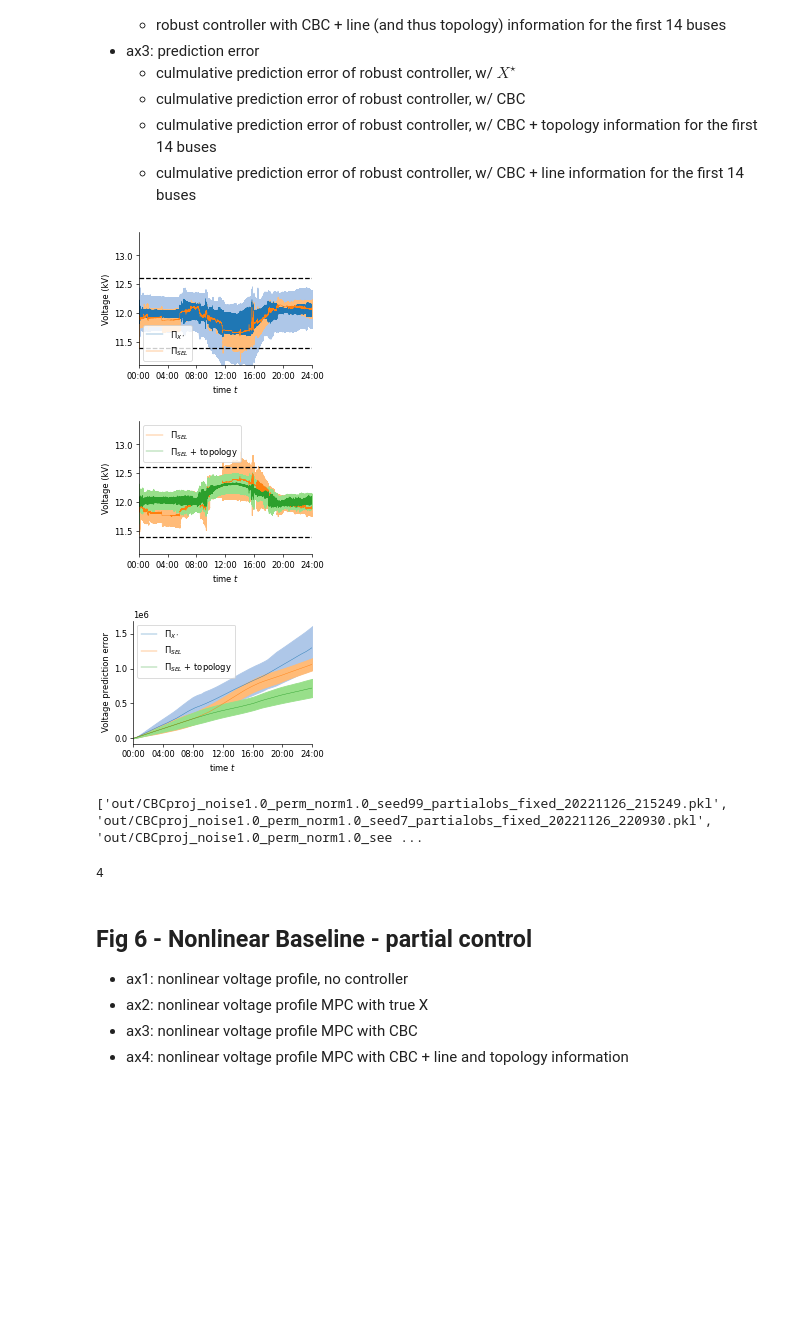
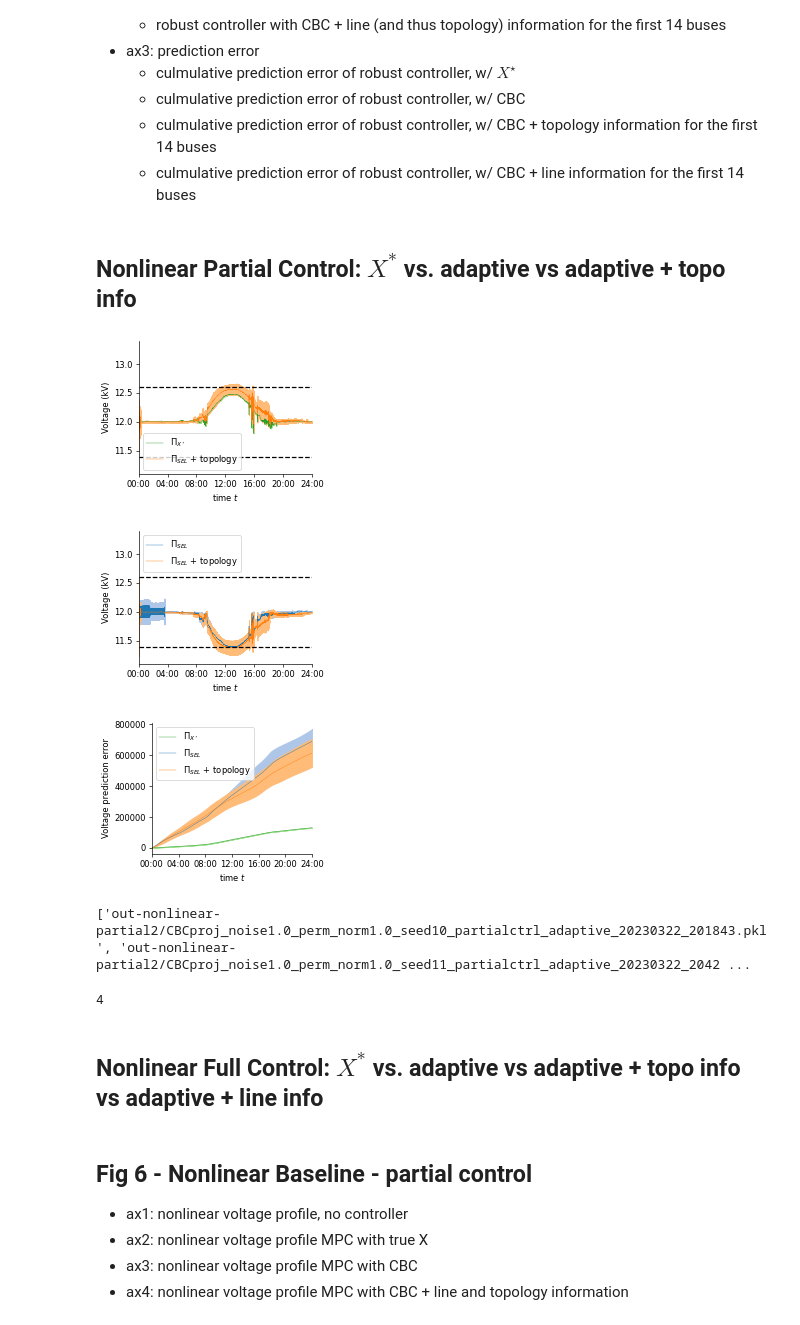
Before and after one commit to chrisyeh96/voltctrl, a Jupyter notebook: nonlinear_plotting.ipynb, the cells around one changed output. Drawn from its saved outputs; the diff is of its cells as text; code cells hidden in the pictures; blank space fills up the shorter version.

```diff
--- a/nonlinear_plotting.ipynb
+++ b/nonlinear_plotting.ipynb
@@ -64,6 +67,8 @@ def plot_fill(ax, values, color, label, alpha=False):
         ax.fill_between(ts, mean-std, mean+std, color=light, alpha=0.5)
     else:
         ax.fill_between(ts, mean-std, mean+std, color=light)
+# %% [markdown]
+## Nonlinear Partial Control: $X^*$ vs. adaptive vs adaptive + topo info
 # %%
 figs, axs = [], []
 for i in range(3):
@@ -72,7 +77,7 @@ for i in range(3):
     axs.append(ax)
 
 bus1 = 17 # bus 19
-bus2 = 7 # bus 9
+bus2 = 29 # bus 31
 
 
 # # fixed X^*
@@ -84,8 +89,7 @@ pred_error = np.zeros([T,4])
 
 paths = list(filter(
     lambda x: 'Pu' not in x,
-    glob('out/CBCproj_noise1.0_perm_norm1.0_*_partialctrl_fixed*.pkl'))) # CBCproj_noise1.0_perm_norm1.0_seed7_partialobs_fixed_20221126_220930
-assert len(paths) == 4
+    glob('out-nonlinear-partial2/CBCproj_noise1.0_perm_norm1.0_*_fullctrl_fixed*.pkl'))) # even though the name is "fullctrl", it actually is the partial control fixed controller
 for i, path in enumerate(paths):
     with open(path, 'rb') as f:
         data = pickle.load(f)
@@ -95,8 +99,8 @@ for i, path in enumerate(paths):
     temp_list.insert(0,0.0)
     pred_error[:,i] = np.cumsum(np.array(temp_list))
 
-plot_fill(ax=axs[0], values=ro_bus1, color=0, label=label)
-plot_fill(ax=axs[2], values=pred_error, color=0,label=label)
+plot_fill(ax=axs[0], values=ro_bus1, color=4, label=label)
+plot_fill(ax=axs[2], values=pred_error, color=4,label=label)
 
 
 # CBC
@@ -107,7 +111,7 @@ pred_error = np.zeros([T,4])
 
 paths = list(filter(
     lambda x: 'Pu' not in x,
-    glob('out/CBCproj_noise1.0_perm_norm1.0_*_partialctrl_2*.pkl')))
+    glob('out-nonlinear-partial-small-extra/CBCproj_noise1.0_perm_norm1.0_*_partialctrl_adaptive_2*.pkl')))
 #     glob('out/CBCproj_noise1.0_perm_norm1.0_*_partialctrl_topo14line0*.pkl')))
 for i, path in enumerate(paths):
     with open(path, 'rb') as f:
@@ -118,9 +122,9 @@ for i, path in enumerate(paths):
     temp_list.insert(0,0.0)
     pred_error[:,i] = np.cumsum(np.array(temp_list))
 
-plot_fill(ax=axs[0], values=ro_bus1, color=2, label=label)
-plot_fill(ax=axs[1], values=ro_bus2, color=2, label=label)
-plot_fill(ax=axs[2], values=pred_error, color=2,label=label)
+# plot_fill(ax=axs[0], values=ro_bus1, color=0, label=label)
+plot_fill(ax=axs[1], values=ro_bus2, color=0, label=label)
+plot_fill(ax=axs[2], values=pred_error, color=0,label=label)
 
 
 # # CBC + line information
@@ -154,56 +158,58 @@ pred_error = np.zeros([T,4])
 
 paths = list(filter(
     lambda x: 'Pu' not in x,
-    glob('out/CBCproj_noise1.0_perm_norm1.0_*_partialctrl_topo14line14*.pkl')))
+    glob('out-nonlinear-partial-small-extra/CBCproj_noise1.0_perm_norm1.0_*_partialctrl_adaptive_topo14line14*.pkl')))
 
 for i, path in enumerate(paths):
     with open(path, 'rb') as f:
         data = pickle.load(f)
     rocbc_bus1[:, i] = np.sqrt(data['vs'][:, bus1])
     rocbc_bus2[:, i] = np.sqrt(data['vs'][:, bus2])
     temp_list = data['pred_error']['adaptive_linear']
     temp_list.insert(0,0.0)
     pred_error[:,i] = np.cumsum(np.array(temp_list))
 
-plot_fill(ax=axs[1], values=rocbc_bus2, color=4, label=label)
-plot_fill(ax=axs[2], values=pred_error, color=4,label=label)
+plot_fill(ax=axs[0], values=rocbc_bus1, color=2, label=label)
+plot_fill(ax=axs[1], values=rocbc_bus2, color=2, label=label)
+plot_fill(ax=axs[2], values=pred_error, color=2,label=label)
 
 
 # plot proporties
 for ax in [axs[0], axs[1]]:
     ax.axhline(11.4, ls='--', color='black')
     ax.axhline(12.6, ls='--', color='black')
     ax.set_ylabel('Voltage (kV)')
     ax.set_ylim(y_min, y_max)
 axs[2].set_ylabel('Voltage prediction error')
 
 axs[0].legend(loc='lower left')
 axs[1].legend(loc='upper left')
 axs[2].legend()
 
 for ax in axs:
     ax.set_xticks(TIME_TICKS)
     ax.set_xticklabels(TIME_LABELS)
     ax.set_xlim(0, T)
     ax.set_xlabel('time $t$')
 
 for i, fig in enumerate(figs):
-    fig.savefig(f'out/nonlinear_{i}.pdf', bbox_inches='tight', dpi=200, pad_inches=0)
-    fig.savefig(f'out/nonlinear_{i}.png', bbox_inches='tight', dpi=200, pad_inches=0)
+    fig.savefig(f'out-nonlinear-partial-small-extra/nonlinear_{i}.pdf', bbox_inches='tight', dpi=200, pad_inches=0)
+    fig.savefig(f'out-nonlinear-partial-small-extra/nonlinear_{i}.png', bbox_inches='tight', dpi=200, pad_inches=0)
 # %% [output]
-[figure, old version]
+[figure, new version]
-[figure, old version]
+[figure, new version]
-[figure, old version]
+[figure, new version]
 # %%
 paths = list(filter(
     lambda x: 'Pu' not in x,
-    glob('out/CBCproj_noise1.0_perm_norm1.0*partialobs_fixed*.pkl')))
-
+    glob('out-nonlinear-partial2/CBCproj_noise1.0_perm_norm1.0_*_partialctrl_adaptive_2*.pkl')))
 print(paths)
 len(paths)
 # %% [output]
-['out/CBCproj_noise1.0_perm_norm1.0_seed99_partialobs_fixed_20221126_215249.pkl', 'out/CBCproj_noise1.0_perm_norm1.0_seed7_partialobs_fixed_20221126_220930.pkl', 'out/CBCproj_noise1.0_perm_norm1.0_see ...
+['out-nonlinear-partial2/CBCproj_noise1.0_perm_norm1.0_seed10_partialctrl_adaptive_20230322_201843.pkl', 'out-nonlinear-partial2/CBCproj_noise1.0_perm_norm1.0_seed11_partialctrl_adaptive_20230322_2042 ...
 4
+# %% [markdown]
+## Nonlinear Full Control: $X^*$ vs. adaptive vs adaptive + topo info vs adaptive + line info
 # %% [markdown]
 ## Fig 6 - Nonlinear Baseline - partial control
 - ax1: nonlinear voltage profile, no controller
```
Also changed, not shown: parts of 4 cells of this notebook, 3 other files.
